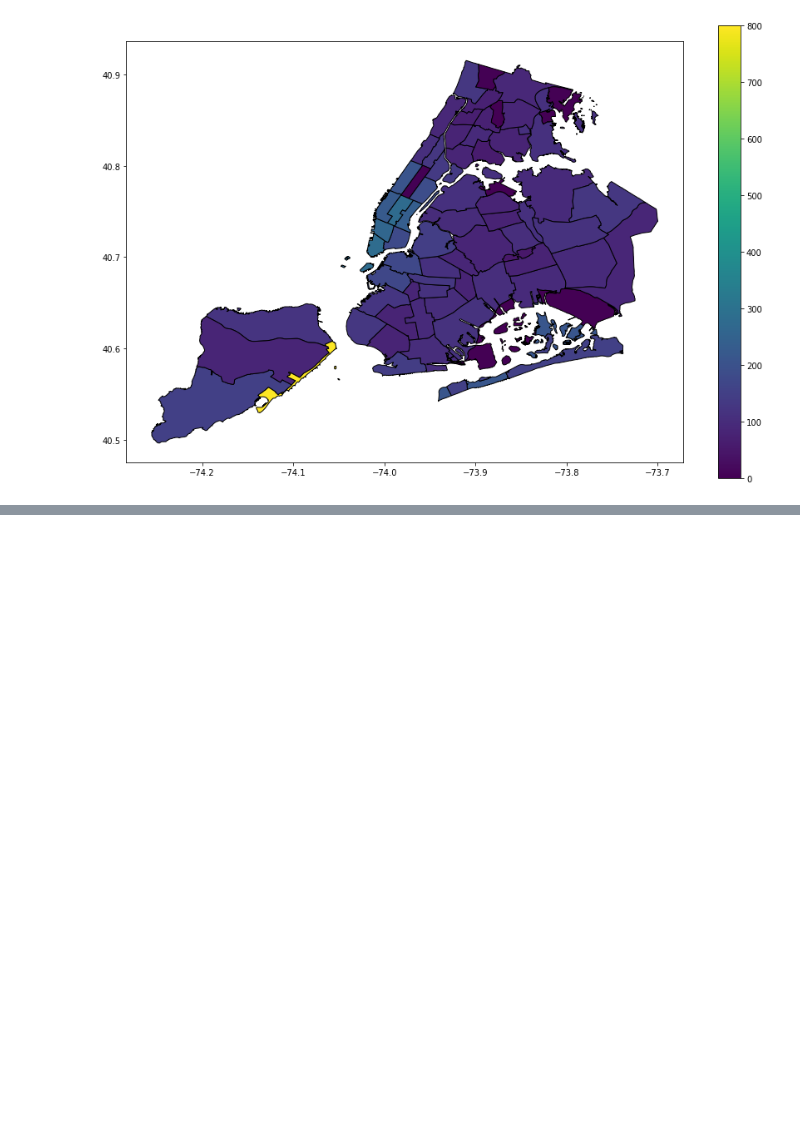
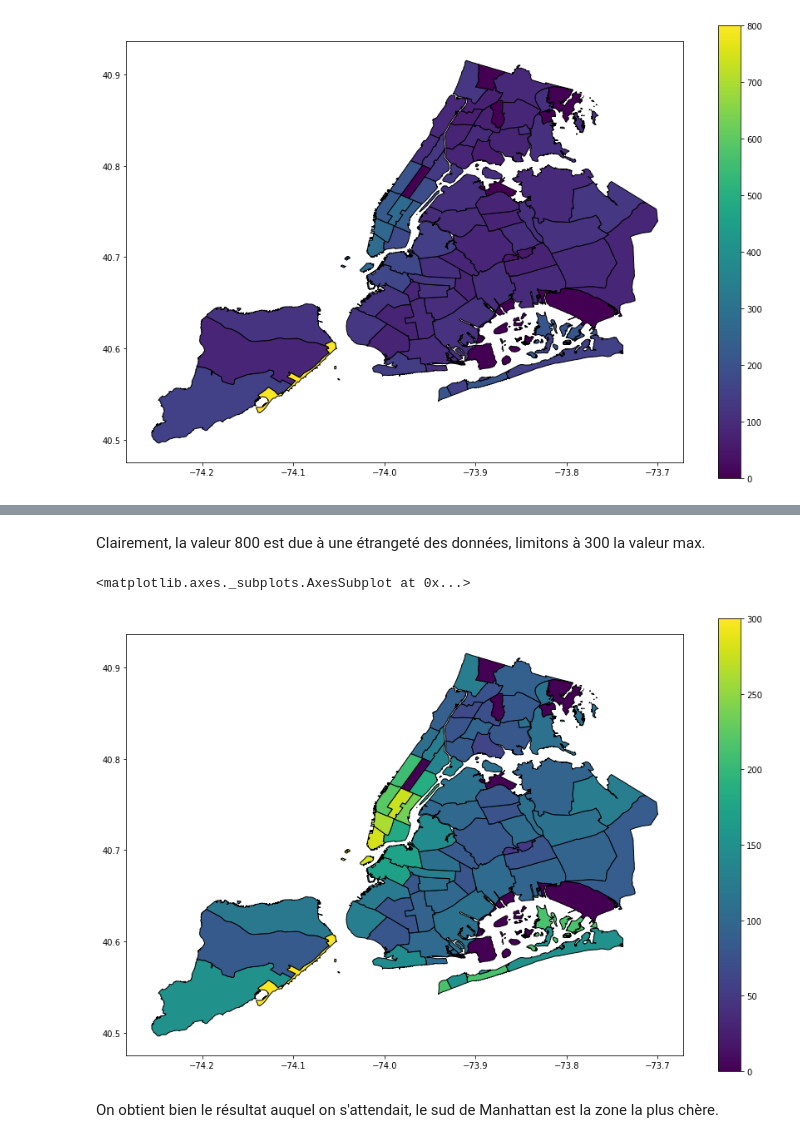
Before and after one commit to hfred1982/data_science_notebooks, a Jupyter notebook: using_geopandas/airbnb.ipynb, the cells around one changed output, grey strips where cells are left out. Drawn from its saved outputs; the diff is of its cells as text; code cells hidden in the pictures; blank space fills up the shorter version.

```diff
--- a/using_geopandas/airbnb.ipynb
+++ b/using_geopandas/airbnb.ipynb
@@ -168,0 +154,10 @@ districts_limits_reindexed.plot(ax = ax, edgecolor='black', column = 'prix_moyen
+# %% [markdown]
+Clairement, la valeur 800 est due à une étrangeté des données, limitons à 300 la valeur max.
+# %%
+fig, ax = plt.subplots(figsize=(15,10))
+districts_limits_reindexed.plot(ax = ax, edgecolor='black', column = 'prix_moyen', legend=True,vmax = 300)
+# %% [output]
+<matplotlib.axes._subplots.AxesSubplot at 0x...>
+[figure, added]
+# %% [markdown]
+On obtient bien le résultat auquel on s'attendait, le sud de Manhattan est la zone la plus chère.
```
Also changed, not shown: parts of 6 cells of this notebook.
